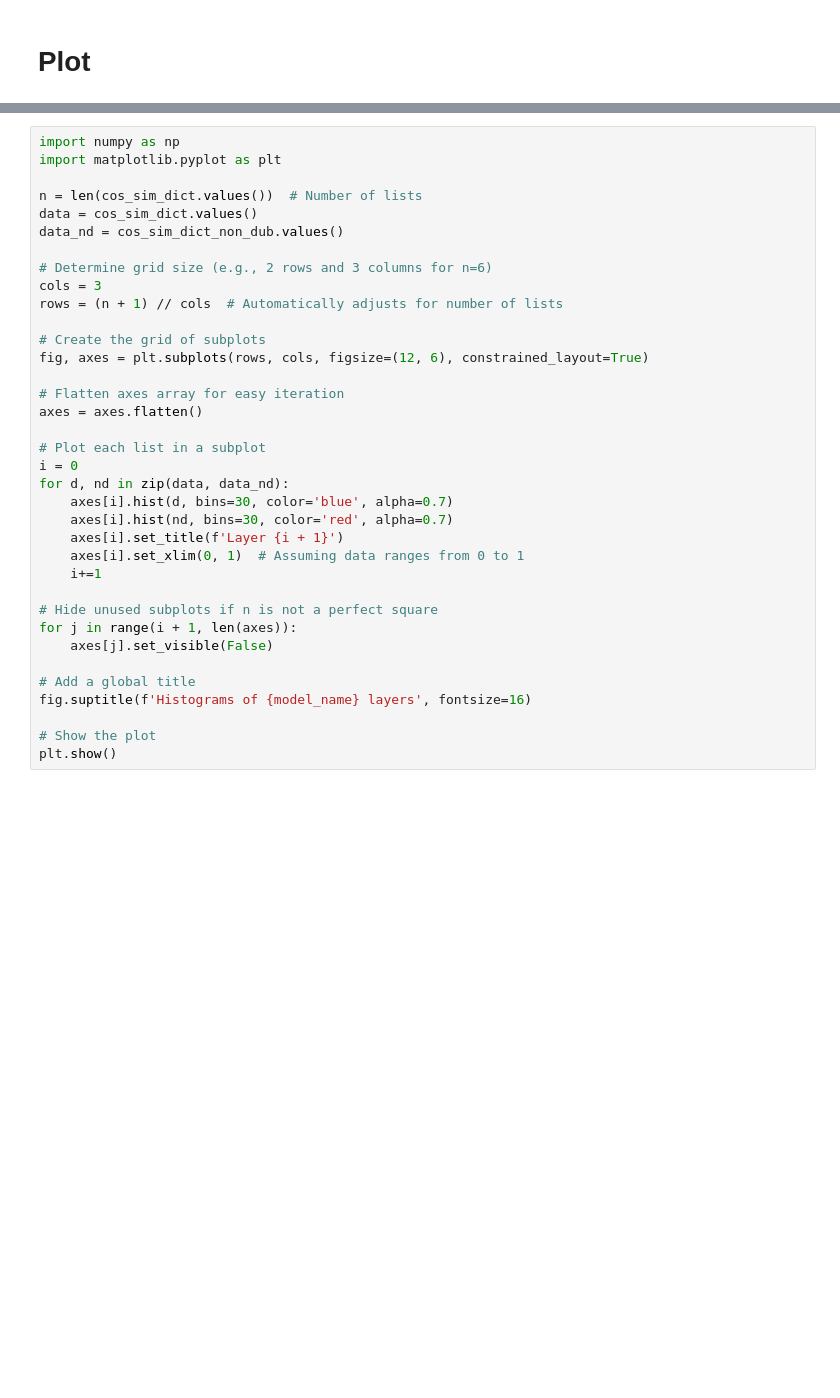
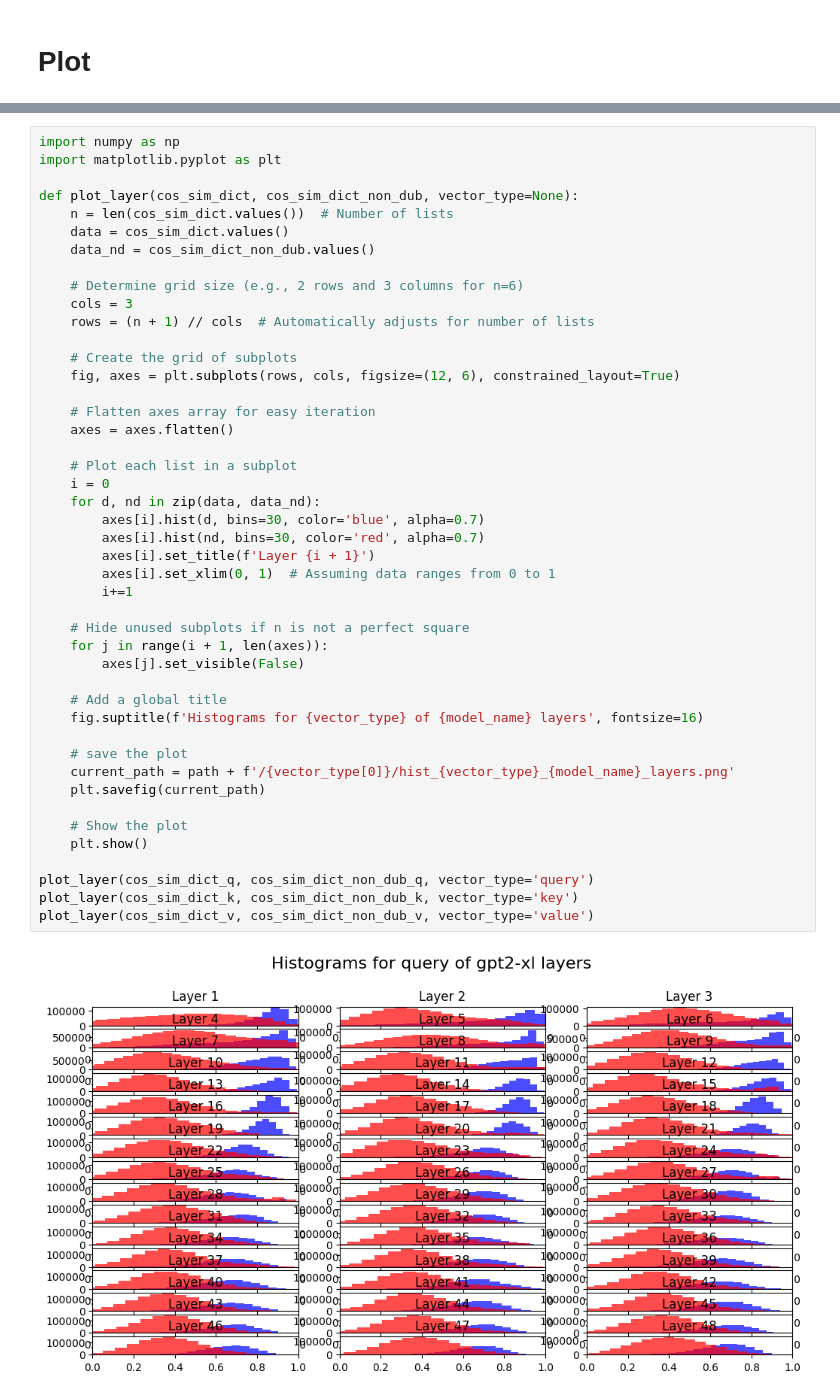
Before and after one commit to phusroyal/CopyMech, a Jupyter notebook: cosine_sim_qkv.ipynb, the cells around one changed output, grey strips where cells are left out. Cells and saved outputs as stored; diff of their text form; blank space fills up the shorter version.

```diff
--- a/cosine_sim_qkv.ipynb
+++ b/cosine_sim_qkv.ipynb
@@ -590,36 +609,47 @@ KeyboardInterrupt:
 # %%
 import numpy as np
 import matplotlib.pyplot as plt
 
-n = len(cos_sim_dict.values())  # Number of lists
-data = cos_sim_dict.values()
-data_nd = cos_sim_dict_non_dub.values()
+def plot_layer(cos_sim_dict, cos_sim_dict_non_dub, vector_type=None):
+    n = len(cos_sim_dict.values())  # Number of lists
+    data = cos_sim_dict.values()
+    data_nd = cos_sim_dict_non_dub.values()
 
-# Determine grid size (e.g., 2 rows and 3 columns for n=6)
-cols = 3
-rows = (n + 1) // cols  # Automatically adjusts for number of lists
+    # Determine grid size (e.g., 2 rows and 3 columns for n=6)
+    cols = 3
+    rows = (n + 1) // cols  # Automatically adjusts for number of lists
 
-# Create the grid of subplots
-fig, axes = plt.subplots(rows, cols, figsize=(12, 6), constrained_layout=True)
+    # Create the grid of subplots
+    fig, axes = plt.subplots(rows, cols, figsize=(12, 6), constrained_layout=True)
 
-# Flatten axes array for easy iteration
-axes = axes.flatten()
+    # Flatten axes array for easy iteration
+    axes = axes.flatten()
 
-# Plot each list in a subplot
-i = 0
-for d, nd in zip(data, data_nd):
-    axes[i].hist(d, bins=30, color='blue', alpha=0.7)
-    axes[i].hist(nd, bins=30, color='red', alpha=0.7)
-    axes[i].set_title(f'Layer {i + 1}')
-    axes[i].set_xlim(0, 1)  # Assuming data ranges from 0 to 1
-    i+=1
+    # Plot each list in a subplot
+    i = 0
+    for d, nd in zip(data, data_nd):
+        axes[i].hist(d, bins=30, color='blue', alpha=0.7)
+        axes[i].hist(nd, bins=30, color='red', alpha=0.7)
+        axes[i].set_title(f'Layer {i + 1}')
+        axes[i].set_xlim(0, 1)  # Assuming data ranges from 0 to 1
+        i+=1
 
-# Hide unused subplots if n is not a perfect square
-for j in range(i + 1, len(axes)):
-    axes[j].set_visible(False)
+    # Hide unused subplots if n is not a perfect square
+    for j in range(i + 1, len(axes)):
+        axes[j].set_visible(False)
 
-# Add a global title
-fig.suptitle(f'Histograms of {model_name} layers', fontsize=16)
+    # Add a global title
+    fig.suptitle(f'Histograms for {vector_type} of {model_name} layers', fontsize=16)
 
-# Show the plot
-plt.show()
+    # save the plot
+    current_path = path + f'/{vector_type[0]}/hist_{vector_type}_{model_name}_layers.png'
+    plt.savefig(current_path)
+
+    # Show the plot
+    plt.show()
+
+plot_layer(cos_sim_dict_q, cos_sim_dict_non_dub_q, vector_type='query')
+plot_layer(cos_sim_dict_k, cos_sim_dict_non_dub_k, vector_type='key')
+plot_layer(cos_sim_dict_v, cos_sim_dict_non_dub_v, vector_type='value')
+# %% [output]
+[figure, added]
```
Also changed, not shown: parts of 8 cells of this notebook, 32 other files.
